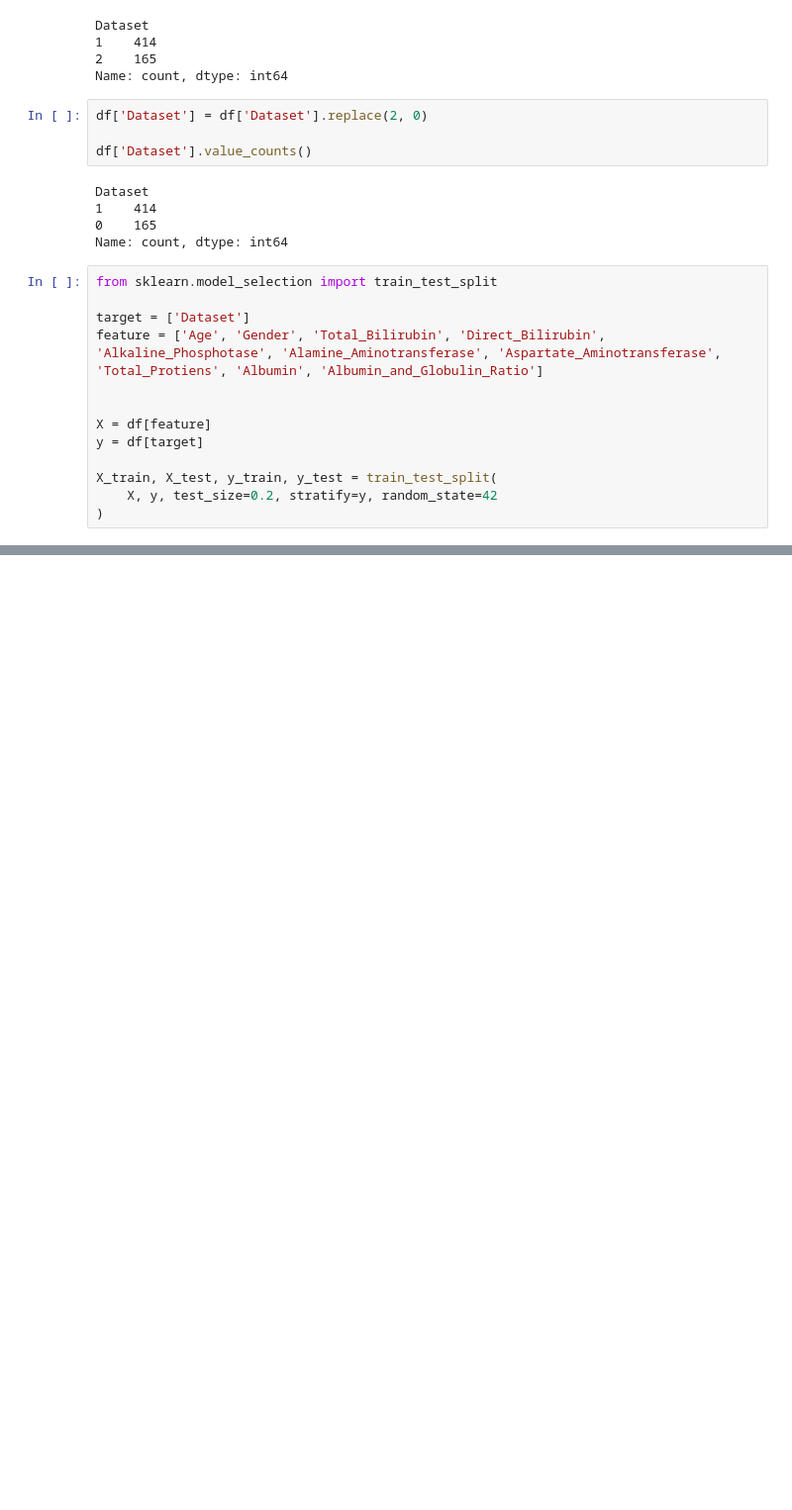
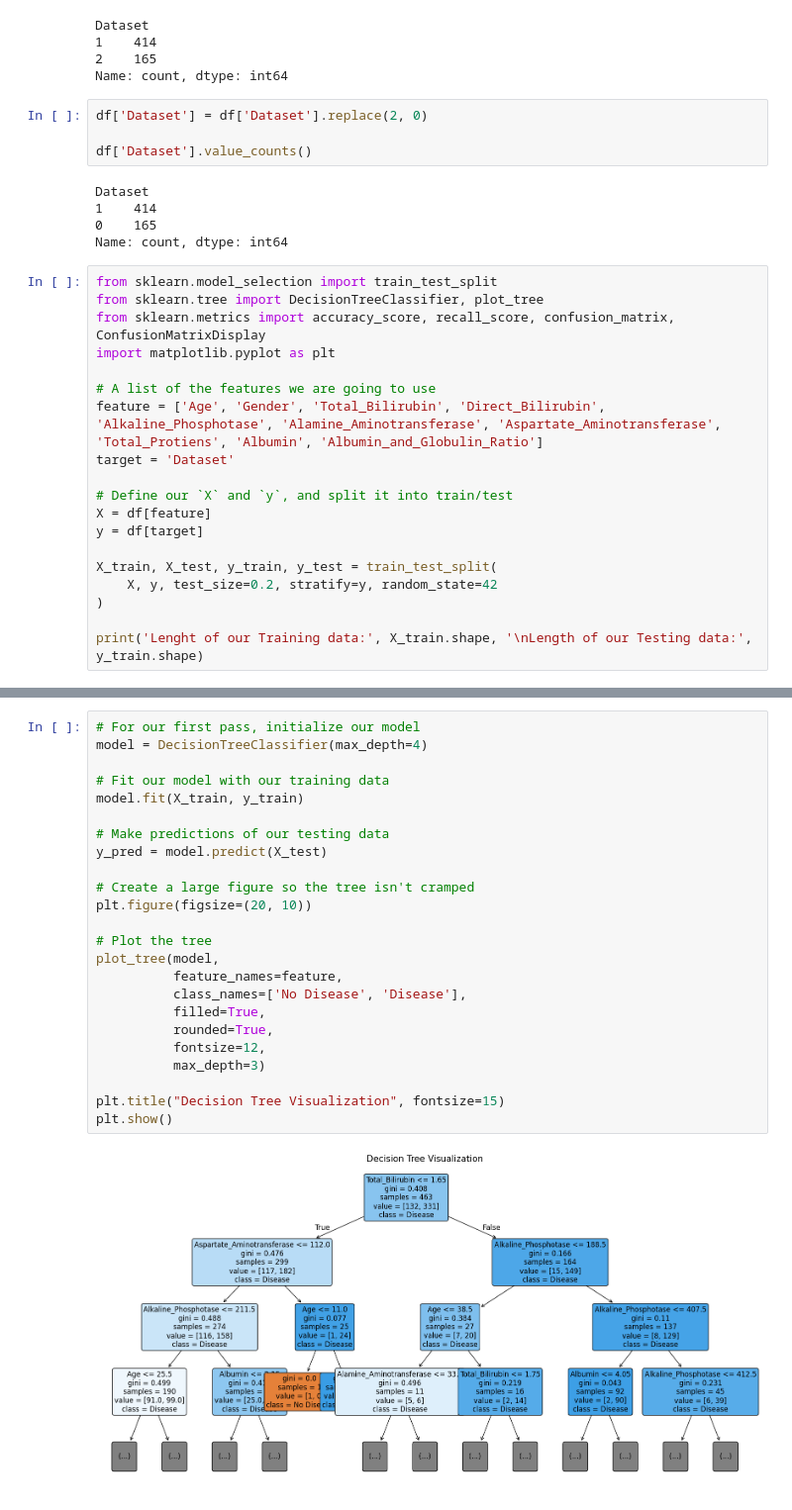
Before and after one commit to yeokj/cs377-artificial-intelligence, a Jupyter notebook: liver_disease_prediction/notebook/liver_date.ipynb, the cells around one changed output, grey strips where cells are left out. Shown at 99% size. Cells and saved outputs as stored; diff of their text form; blank space fills up the shorter version.

Commit message:
feat: Trained data using Decision Tree classifier and visualized tree and confusion matrix

```diff
--- a/liver_disease_prediction/notebook/liver_date.ipynb
+++ b/liver_disease_prediction/notebook/liver_date.ipynb
@@ -154,14 +154,20 @@ Dataset
 Name: count, dtype: int64
 # %%
 from sklearn.model_selection import train_test_split
+from sklearn.tree import DecisionTreeClassifier, plot_tree
+from sklearn.metrics import accuracy_score, recall_score, confusion_matrix, ConfusionMatrixDisplay
+import matplotlib.pyplot as plt
 
-target = ['Dataset']
+# A list of the features we are going to use
 feature = ['Age', 'Gender', 'Total_Bilirubin', 'Direct_Bilirubin', 'Alkaline_Phosphotase', 'Alamine_Aminotransferase', 'Aspartate_Aminotransferase', 'Total_Protiens', 'Albumin', 'Albumin_and_Globulin_Ratio']
+target = 'Dataset'
 
-
+# Define our `X` and `y`, and split it into train/test
 X = df[feature]
 y = df[target]
 
 X_train, X_test, y_train, y_test = train_test_split(
     X, y, test_size=0.2, stratify=y, random_state=42
 )
+
+print('Lenght of our Training data:', X_train.shape, '\nLength of our Testing data:', y_train.shape)
@@ -167,0 +179,26 @@ X_train, X_test, y_train, y_test = train_test_split(
+# %%
+# For our first pass, initialize our model
+model = DecisionTreeClassifier(max_depth=4)
+
+# Fit our model with our training data
+model.fit(X_train, y_train)
+
+# Make predictions of our testing data
+y_pred = model.predict(X_test)
+
+# Create a large figure so the tree isn't cramped
+plt.figure(figsize=(20, 10))
+
+# Plot the tree
+plot_tree(model,
+          feature_names=feature,
+          class_names=['No Disease', 'Disease'],
+          filled=True,
+          rounded=True,
+          fontsize=12,
+          max_depth=3)
+
+plt.title("Decision Tree Visualization", fontsize=15)
+plt.show()
+# %% [output]
+[figure, added]
```
Also changed, not shown: parts of 3 cells of this notebook.
